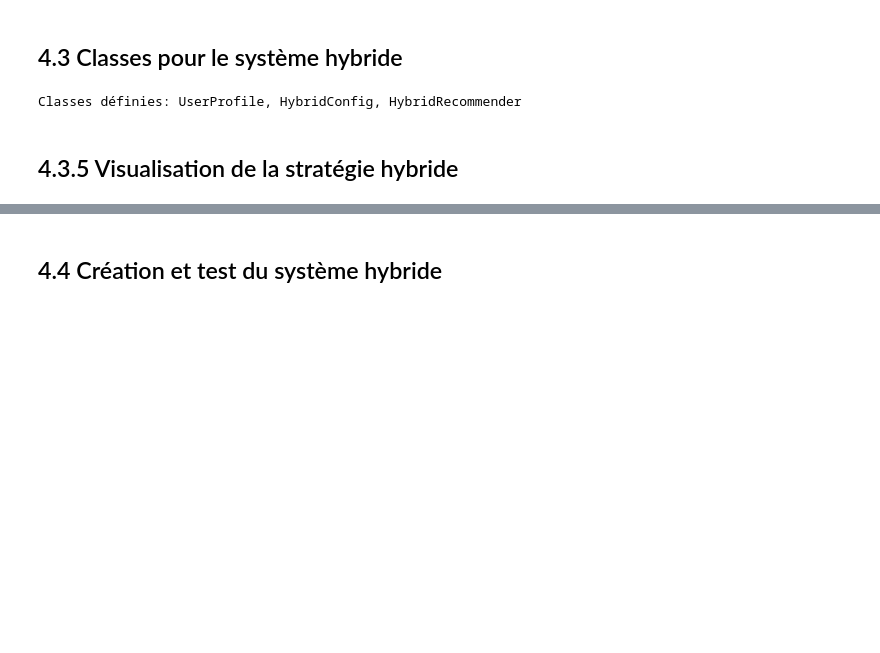
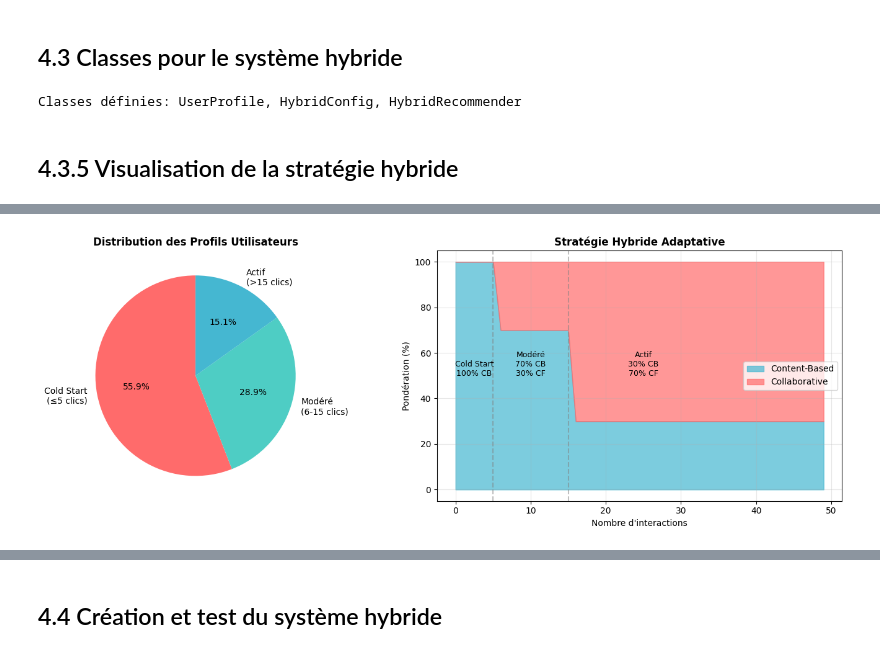
Before and after one commit to ddrache59100/oc-p10-recommender, a Jupyter notebook: notebooks/04_hybrid_recommender.ipynb, the cells around one changed output, grey strips where cells are left out. Saved outputs shown, nothing was run; the diff lists cells and outputs as text; code cells hidden in the pictures; blank space fills up the shorter version.

```diff
--- a/notebooks/04_hybrid_recommender.ipynb
+++ b/notebooks/04_hybrid_recommender.ipynb
@@ -426,0 +541,79 @@ print(f"   Les {100-cold_start_pct:.1f}% restants peuvent exploiter le CF avec d
+# %%
+## 4.3.5 Visualisation de la stratégie hybride
+
+import matplotlib.pyplot as plt
+import numpy as np
+
+# Vérifier que les données sont chargées
+if 'clicks_df' not in locals() or clicks_df.empty:
+    print("⚠️ Données non chargées - utilisation de valeurs de référence")
+    # Valeurs du notebook 03
+    cold_start_count = 180665
+    moderate_count = 93418
+    active_count = 48814
+    total_users = 322897
+else:
+    # Calculer les vraies statistiques
+    user_interactions = clicks_df.groupby('user_id').size()
+    cold_start_count = (user_interactions <= 5).sum()
+    moderate_count = ((user_interactions > 5) & (user_interactions <= 15)).sum()
+    active_count = (user_interactions > 15).sum()
+    total_users = len(user_interactions)
+
+# Calculer les pourcentages
+cold_start_pct = (cold_start_count / total_users) * 100
+moderate_pct = (moderate_count / total_users) * 100
+active_pct = (active_count / total_users) * 100
+
+print(f"📊 Distribution des utilisateurs (Dataset {'complet' if len(clicks_df) > 10000 else 'sample'}):")
+print(f"  - Cold Start (≤5): {cold_start_count:,} ({cold_start_pct:.1f}%)")
+print(f"  - Modéré (6-15): {moderate_count:,} ({moderate_pct:.1f}%)")
+print(f"  - Actif (>15): {active_count:,} ({active_pct:.1f}%)")
+
+# Visualisation
+fig, (ax1, ax2) = plt.subplots(1, 2, figsize=(14, 5))
+
+# Graphique 1: Distribution des utilisateurs
+categories = ['Cold Start\n(≤5 clics)', 'Modéré\n(6-15 clics)', 'Actif\n(>15 clics)']
+sizes = [cold_start_pct, moderate_pct, active_pct]
+colors = ['#FF6B6B', '#4ECDC4', '#45B7D1']
+
+ax1.pie(sizes, labels=categories, colors=colors, autopct='%1.1f%%', startangle=90)
+ax1.set_title('Distribution des Profils Utilisateurs', fontsize=12, fontweight='bold')
+
+# Graphique 2: Stratégie de pondération
+interactions = np.arange(0, 50)
+cb_weight = np.where(interactions <= 5, 100,
+            np.where(interactions <= 15, 70, 30))
+cf_weight = 100 - cb_weight
+
+ax2.fill_between(interactions, 0, cb_weight, alpha=0.7, color='#45B7D1', label='Content-Based')
+ax2.fill_between(interactions, cb_weight, 100, alpha=0.7, color='#FF6B6B', label='Collaborative')
+ax2.axvline(x=5, color='gray', linestyle='--', alpha=0.5)
+ax2.axvline(x=15, color='gray', linestyle='--', alpha=0.5)
+ax2.set_xlabel('Nombre d\'interactions')
+ax2.set_ylabel('Pondération (%)')
+ax2.set_title('Stratégie Hybride Adaptative', fontsize=12, fontweight='bold')
+ax2.legend()
+ax2.grid(True, alpha=0.3)
+
+# Annotations
+ax2.text(2.5, 50, 'Cold Start\n100% CB', ha='center', fontsize=9)
+ax2.text(10, 50, 'Modéré\n70% CB\n30% CF', ha='center', fontsize=9)
+ax2.text(25, 50, 'Actif\n30% CB\n70% CF', ha='center', fontsize=9)
+
+plt.tight_layout()
+plt.show()
+
+# Tableau récapitulatif
+strategy_table = pd.DataFrame({
+    'Profil': ['Cold Start', 'Modéré', 'Actif'],
+    'Seuil': ['≤5 interactions', '6-15 interactions', '>15 interactions'],
+    'Utilisateurs': [f"{cold_start_count:,}", f"{moderate_count:,}", f"{active_count:,}"],
+    'Pourcentage': [f"{cold_start_pct:.1f}%", f"{moderate_pct:.1f}%", f"{active_pct:.1f}%"],
+    'Stratégie': ['100% CB', '70% CB + 30% CF', '30% CB + 70% CF']
+})
+
+print("\n📋 Tableau de Stratégie Hybride:")
+print(strategy_table.to_string(index=False))
+# %% [output]
@@ -426,0 +624 @@ print(f"   Les {100-cold_start_pct:.1f}% restants peuvent exploiter le CF avec d
+[figure, added]
```
Also changed, not shown: parts of 33 cells of this notebook, 4 other files.
